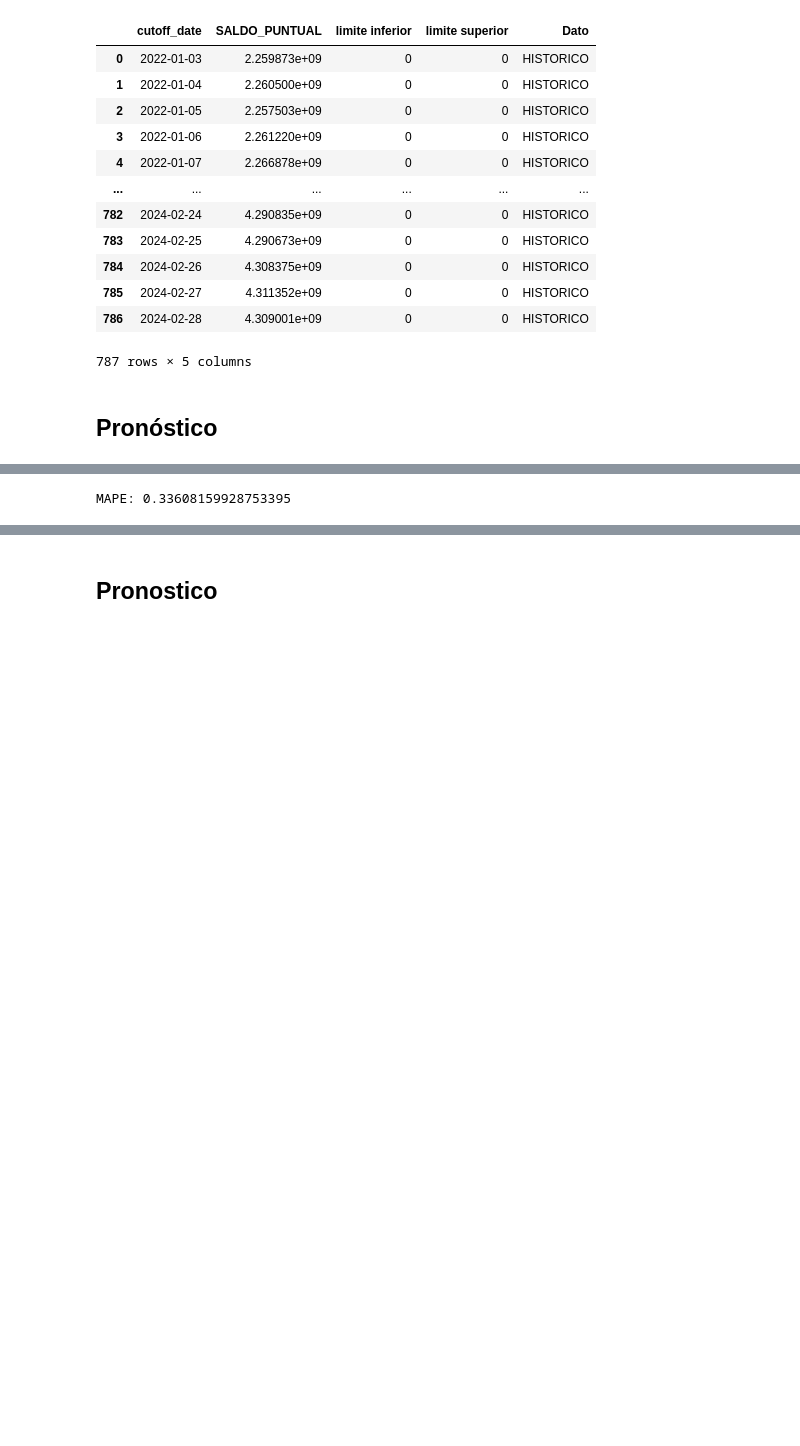
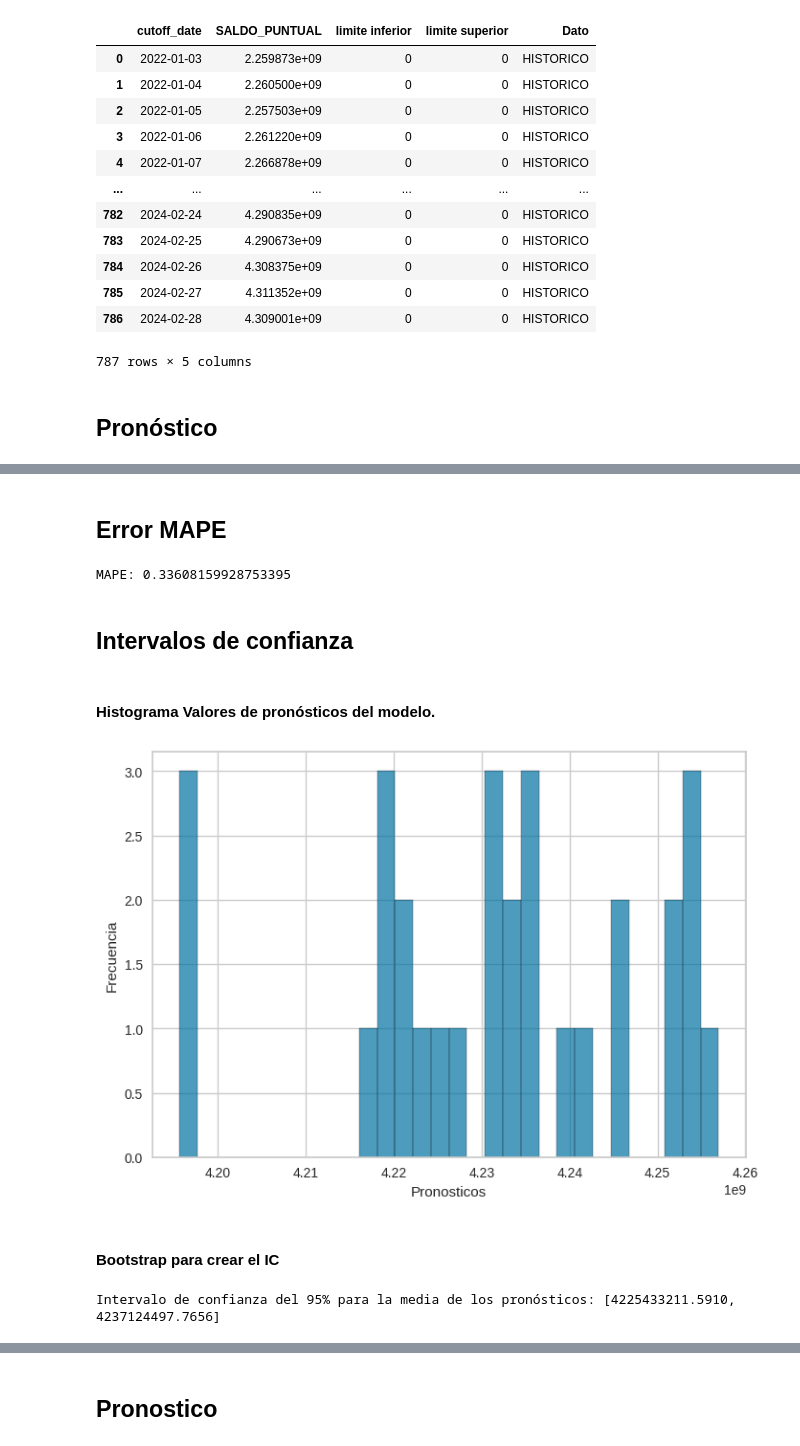
Before and after one commit to Michaelcortes28/Codigo-de-modelo-Double-Exponential-Smoothing-con-Pycaret., a Jupyter notebook: TARJETAS.ipynb, the cells around one changed output, grey strips where cells are left out. Drawn from its saved outputs; the diff is of its cells as text; code cells hidden in the pictures; blank space fills up the shorter version.

```diff
--- a/TARJETAS.ipynb
+++ b/TARJETAS.ipynb
@@ -114,7 +95,7 @@ tarjetas_punta = tarjetas_punta.toPandas()
 # Construcción del modelo de predicción
 tar = TSForecastingExperiment()
 tar = tar.setup(tarjetas_punta['SALDO_PUNTUAL'], fold=3, fh=30, verbose=False)
-dt_tar = tar.create_model('exp_smooth', verbose=False)
+dt_tar = tar.create_model('br_cds_dt', verbose=False)
 nuned_tar = tar.tune_model(dt_tar, verbose=False)
 
 # Predicciones y datos reales
@@ -269,4 +228,6 @@ consumo_final
 972 rows × 6 columns
+# %% [markdown]
+## Error MAPE
 # %%
 # prompt: haz un codigo en el que calcules el error MAPE siendo que mis y_test_2 son un dataframe con mis valores reales y y_pred_2 una columna de otro dataframe con mis valores futuros
 
@@ -284,3 +245,61 @@ mape_value = mape(y_test_2, y_pred_2['SALDO_PUNTUAL'])
 print(f"MAPE: {mape_value}")
 # %% [output]
 MAPE: 0.33608159928753395
+# %% [markdown]
+## Intervalos de confianza
+# %% [markdown]
+#### Histograma Valores de pronósticos del modelo.
+# %%
+import matplotlib.pyplot as plt
+
+# Supongamos que 'pronosticos' es un array de NumPy con los valores pronosticados
+pronosticos = y_predict_tar_2['SALDO_PUNTUAL']
+pronosticos = np.array(pronosticos)
+
+# Histograma de los residuos
+plt.hist(pronosticos, bins=30, edgecolor='k', alpha=0.7,)
+#plt.title('Histograma de Residuos Consumo')
+plt.xlabel('Pronosticos')
+plt.ylabel('Frecuencia')
+# Quita el grid
+#plt.grid(False)
+#plt.savefig('/content/drive/My Drive/BBVA/consumo_histogram_residuos.pdf')
+
+plt.show()
+# %% [output]
+[figure, added]
+# %% [markdown]
+#### Bootstrap para crear el IC
+# %%
+import numpy as np
+from scipy import stats
+
+# Supongamos que 'pronosticos' es un array de NumPy con los valores pronosticados
+pronosticos = y_predict_tar_2['SALDO_PUNTUAL']
+pronosticos = np.array(pronosticos)
+
+# Parámetros
+B = 1000  # Número de muestras bootstrap
+n = len(pronosticos)  # Tamaño de la muestra de pronósticos
+
+# Almacenar las estadísticas de las muestras bootstrap
+bootstrap_means = np.empty(B)
+
+# Generar muestras bootstrap y calcular la media de cada muestra
+for i in range(B):
+    sample = np.random.choice(pronosticos, size=n, replace=True)
+    bootstrap_means[i] = np.mean(sample)
+
+# Calcular la media y desviación estándar de la distribución bootstrap
+mean_bootstrap = np.mean(bootstrap_means)
+std_bootstrap = np.std(bootstrap_means)
+
+# Calcular el intervalo de confianza utilizando la distribución normal
+alpha = 0.05
+z_critical = stats.norm.ppf(1 - alpha/2)
+lower_bound = mean_bootstrap - z_critical * std_bootstrap
+upper_bound = mean_bootstrap + z_critical * std_bootstrap
+
+print(f"Intervalo de confianza del 95% para la media de los pronósticos: [{lower_bound:.4f}, {upper_bound:.4f}]")
+# %% [output]
+Intervalo de confianza del 95% para la media de los pronósticos: [4225433211.5910, 4237124497.7656]
```
Also changed, not shown: parts of 18 cells of this notebook.
